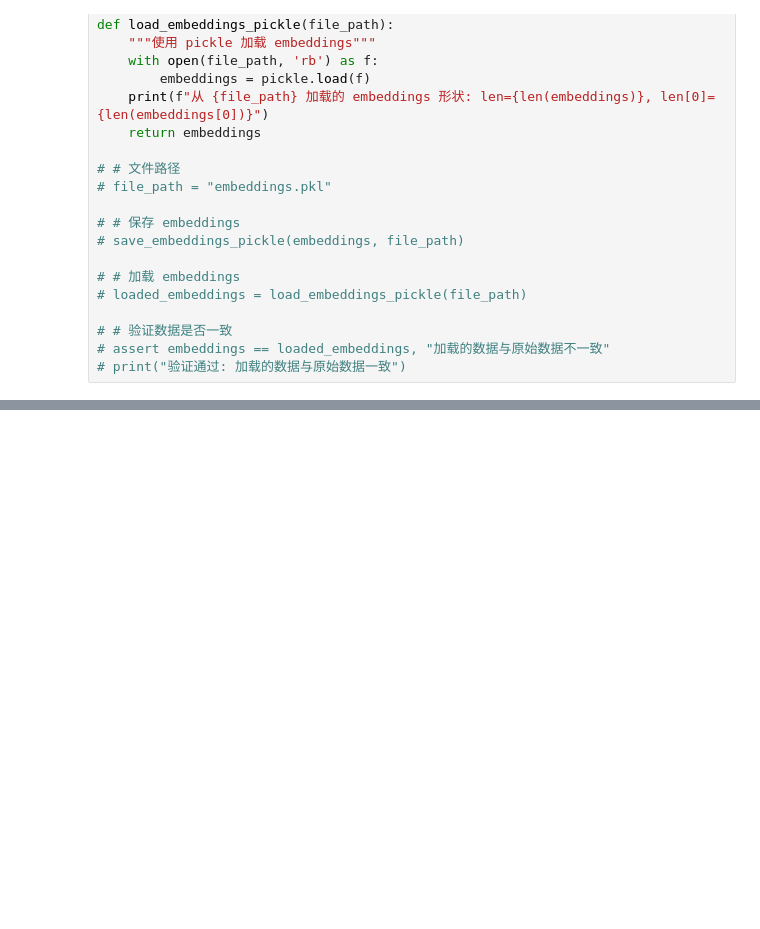
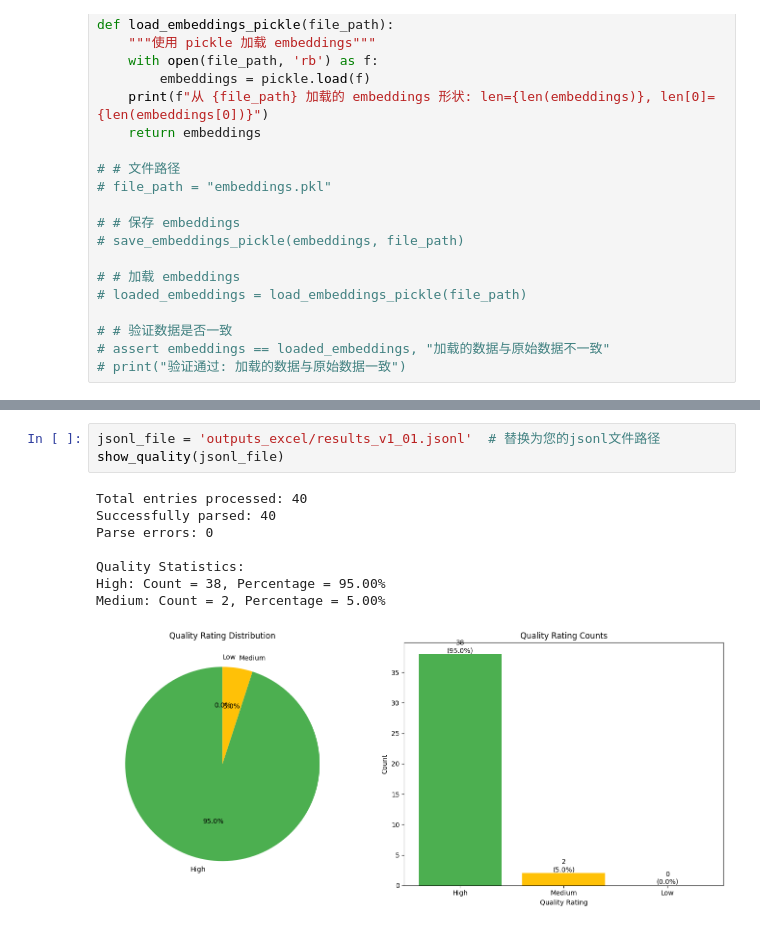
Before and after one commit to huihuieew/raft, a Jupyter notebook: test32.ipynb, the cells around one changed output, grey strips where cells are left out. Cells and saved outputs as stored; diff of their text form; blank space fills up the shorter version.

```diff
--- a/test32.ipynb
+++ b/test32.ipynb
@@ -156,0 +290,12 @@ len(file_names): 3373
+# %%
+jsonl_file = 'outputs_excel/results_v1_01.jsonl'  # 替换为您的jsonl文件路径
+show_quality(jsonl_file)
+# %% [output]
+Total entries processed: 40
+Successfully parsed: 40
+Parse errors: 0
+
+Quality Statistics:
+High: Count = 38, Percentage = 95.00%
+Medium: Count = 2, Percentage = 5.00%
+[figure, added]
```
Also changed, not shown: parts of 8 cells of this notebook, 3 other files.
